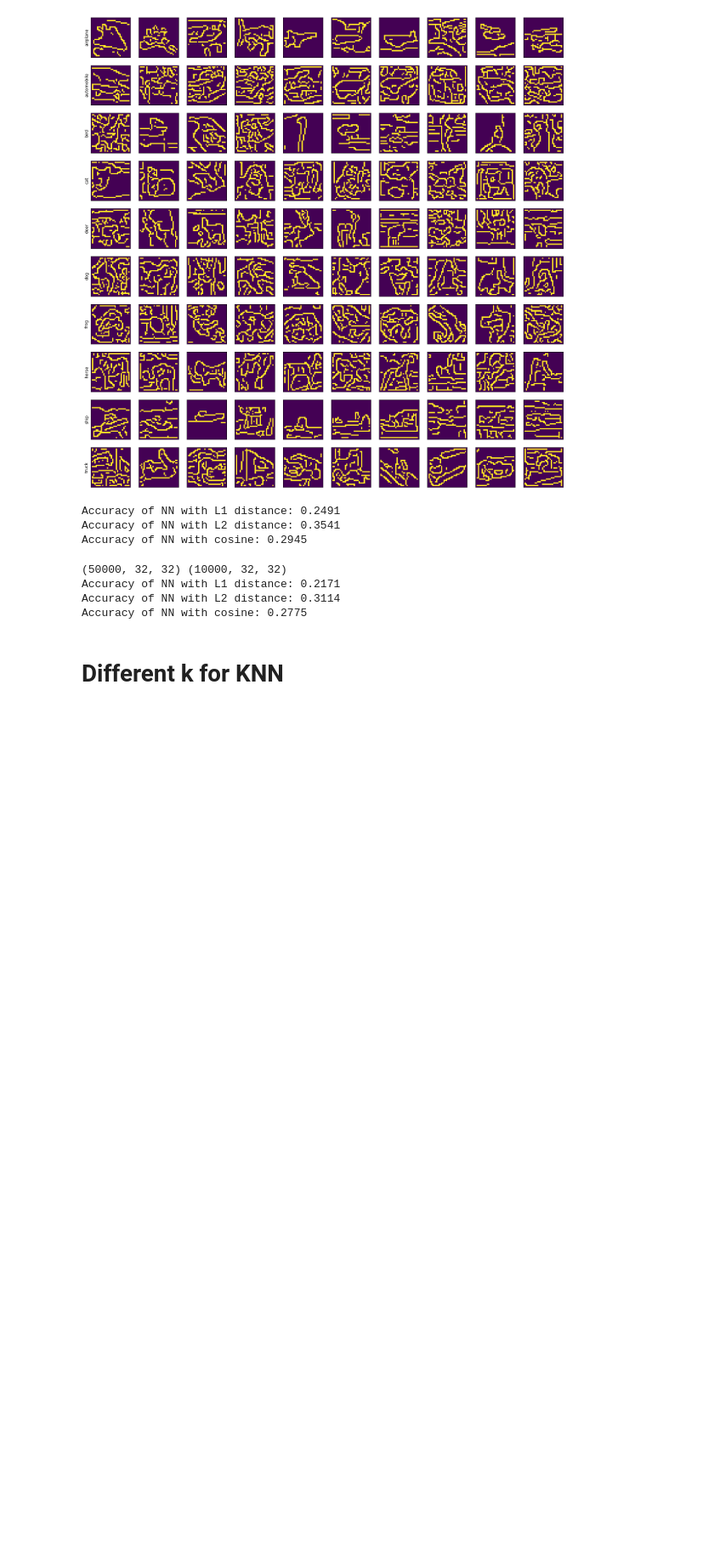
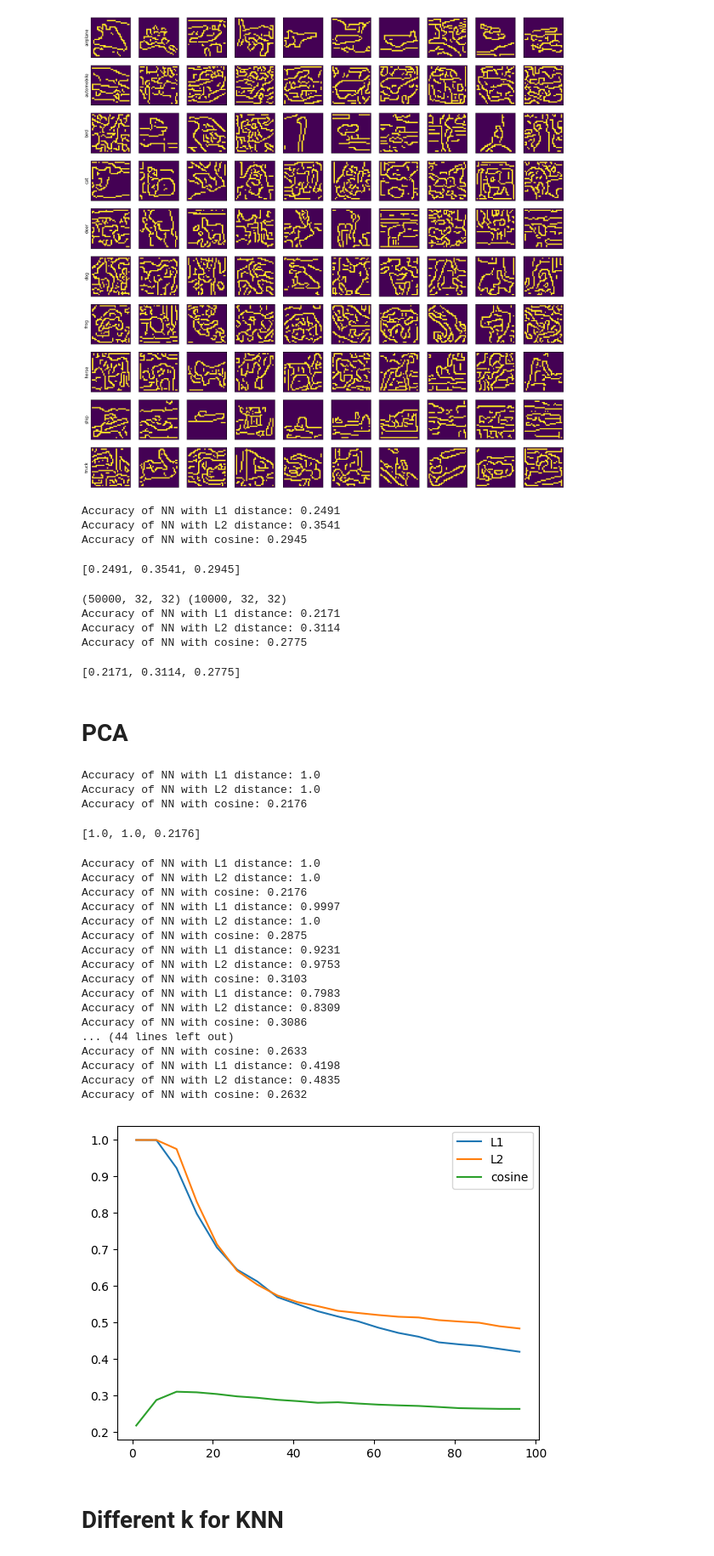
Before and after one commit to BoxMars/CISC7014-HW, a Jupyter notebook: HW1/notebook.ipynb, the cells around one changed output. Shown at 85% size. Cells and saved outputs as stored; diff of their text form; code cells hidden in the pictures; blank space fills up the shorter version.

```diff
--- a/HW1/notebook.ipynb
+++ b/HW1/notebook.ipynb
@@ -133,6 +130,8 @@ def predict(classifiers, train_imgs, train_labels, test_imgs, test_labels):
     train = np.hstack((train_imgs, train_labels))
     test = np.hstack((test_imgs, test_labels))
 
+    accs = []
+
     for name, model in classifiers:
         model.fit(train)
         distance, indices = model.kneighbors(test, n_neighbors=1, return_distance=True)
@@ -142,6 +141,9 @@ def predict(classifiers, train_imgs, train_labels, test_imgs, test_labels):
         pred = pred.reshape((10000, 1))
         acc = accuracy_score(test_labels, pred)
         print('Accuracy of {}: {}'.format(name, acc))
+        accs.append(acc)
+
+    return accs
 # %%
 predict(classifiers, train_imgs, train_labels, test_imgs, test_labels)
 # %% [output]
@@ -240,6 +246,7 @@ predict(classifiers, train_edge, train_labels, test_edge, test_labels)
 Accuracy of NN with L1 distance: 0.2491
 Accuracy of NN with L2 distance: 0.3541
 Accuracy of NN with cosine: 0.2945
+[0.2491, 0.3541, 0.2945]
 # %%
 # different simga for canny
 train_edge = np.array([canny(img, sigma=0.1) for img in train_gray])
@@ -253,6 +260,72 @@ predict(classifiers, train_edge, train_labels, test_edge, test_labels)
 Accuracy of NN with L1 distance: 0.2171
 Accuracy of NN with L2 distance: 0.3114
 Accuracy of NN with cosine: 0.2775
+[0.2171, 0.3114, 0.2775]
+# %% [markdown]
+# PCA
+# %%
+# pca
+
+from cuml import PCA
+
+pca = PCA(whiten=True, n_components=1)
+pca.fit(train_gray.reshape((50000, -1)).astype(np.float32))
+
+train_pca = pca.transform(train_gray.reshape((50000, -1)).astype(np.float32))
+test_pca = pca.transform(test_gray.reshape((10000, -1)).astype(np.float32))
+# %%
+predict(classifiers, train_pca, train_labels, test_pca, test_labels)
+# %% [output]
+Accuracy of NN with L1 distance: 1.0
+Accuracy of NN with L2 distance: 1.0
+Accuracy of NN with cosine: 0.2176
+[1.0, 1.0, 0.2176]
+# %%
+# try different number of components and plot the accuracy
+
+n=[i for i in range(1, 100, 5)]
+acc = {
+    'L1': [],
+    'L2': [],
+    'cosine': [],
+}
+
+for i in n:
+    pca = PCA(whiten=True, n_components=i)
+    pca.fit(train_gray.reshape((50000, -1)).astype(np.float32))
+
+    train_pca = pca.transform(train_gray.reshape((50000, -1)).astype(np.float32))
+    test_pca = pca.transform(test_gray.reshape((10000, -1)).astype(np.float32))
+
+    accs = predict(classifiers, train_pca, train_labels, test_pca, test_labels)
+    acc['L1'].append(accs[0])
+    acc['L2'].append(accs[1])
+    acc['cosine'].append(accs[2])
+
+plt.plot(n, acc['L1'], label='L1')
+plt.plot(n, acc['L2'], label='L2')
+plt.plot(n, acc['cosine'], label='cosine')
+plt.legend()
+plt.show()
+# %% [output]
+Accuracy of NN with L1 distance: 1.0
+Accuracy of NN with L2 distance: 1.0
+Accuracy of NN with cosine: 0.2176
+Accuracy of NN with L1 distance: 0.9997
+Accuracy of NN with L2 distance: 1.0
+Accuracy of NN with cosine: 0.2875
+Accuracy of NN with L1 distance: 0.9231
+Accuracy of NN with L2 distance: 0.9753
+Accuracy of NN with cosine: 0.3103
+Accuracy of NN with L1 distance: 0.7983
+Accuracy of NN with L2 distance: 0.8309
+Accuracy of NN with cosine: 0.3086
+... (44 lines left out)
+Accuracy of NN with cosine: 0.2633
+Accuracy of NN with L1 distance: 0.4198
+Accuracy of NN with L2 distance: 0.4835
+Accuracy of NN with cosine: 0.2632
+[figure, added]
 # %% [markdown]
 # Different k for KNN
 # %%
```
Also changed, not shown: parts of 10 cells of this notebook.
